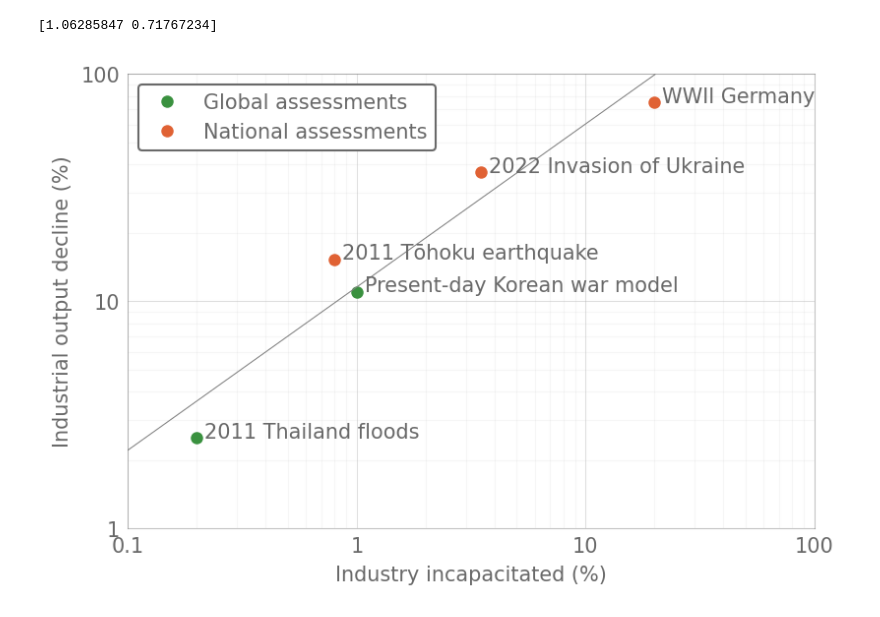
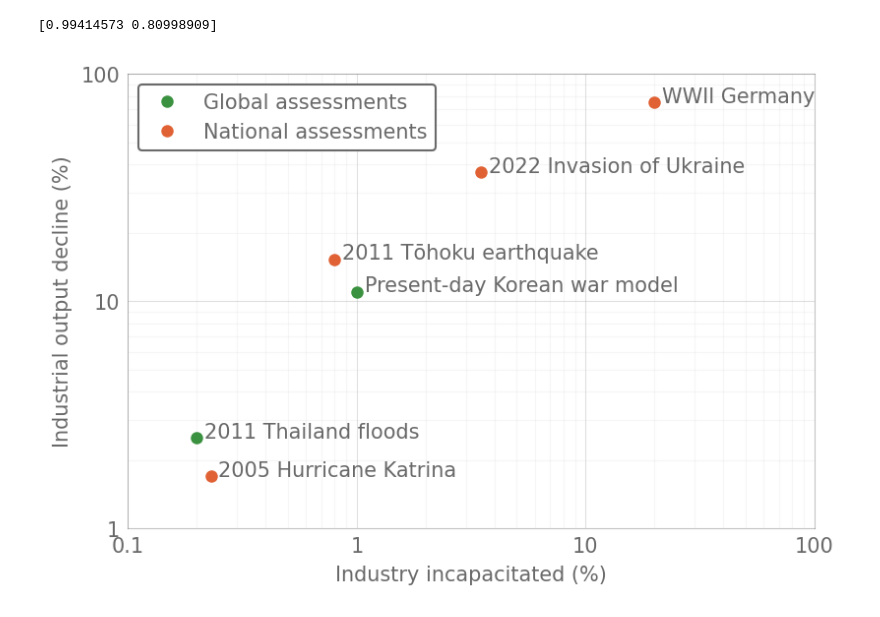
Before and after one commit to allfed/Population-Loss-NW, a Jupyter notebook: scripts/industry-destruction-response.ipynb, the cells around one changed output. Saved outputs shown, nothing was run; the diff lists cells and outputs as text; code cells hidden in the pictures.

Commit message:
added Katrina in response curve

```diff
--- a/scripts/industry-destruction-response.ipynb
+++ b/scripts/industry-destruction-response.ipynb
@@ -22,9 +19,9 @@ labels1 = ["2011 Thailand floods", "Present-day Korean war model"]
 plt.plot(x1, y1, "o", label='Global assessments')
 
 # National numbers
-x2 = np.array([0.8,20, 3.5])
-y2 = np.array([15.3,75, 37])
-labels2 = ["2011 Tōhoku earthquake", "WWII Germany", "2022 Invasion of Ukraine"]
+x2 = np.array([0.8, 20, 3.5, 0.23])
+y2 = np.array([15.3, 75, 37, 1.7])
+labels2 = ["2011 Tōhoku earthquake", "WWII Germany", "2022 Invasion of Ukraine", "2005 Hurricane Katrina"]
 plt.plot(x2, y2, "o", color='#e06234', label='National assessments')
 
 # Add text labels
@@ -48,33 +45,33 @@ params, covariance = curve_fit(lambda log_x, a, b: a + b * log_x, log_x, log_y)
 
 # Generate x values for the fit line
 x_fit = np.logspace(np.log10(0.1), np.log10(100), 100)
 y_fit = power_law(x_fit, 10**params[0], params[1])
 
 # Plot the power law fit
 print(params)
-plt.plot(x_fit[y_fit<100], y_fit[y_fit<100], linestyle='-', color='grey', lw=0.5)
+# plt.plot(x_fit[y_fit<100], y_fit[y_fit<100], linestyle='-', color='grey', lw=0.5)
 
 ax = plt.gca()
 ax.set_xscale("log")
 ax.set_yscale("log")
 plt.xlabel("Industry incapacitated (%)")
 plt.ylabel("Industrial output decline (%)")
 ax.xaxis.set_major_formatter(plt.FuncFormatter(lambda val, pos: "{:.1f}".format(val) if val < 1 else "{:.0f}".format(val)))
 ax.yaxis.set_major_formatter(plt.FuncFormatter(lambda val, pos: "{:.1f}".format(val) if val < 1 else "{:.0f}".format(val)))
 
 for spine in ax.spines.values():
     spine.set_alpha(0.4)
     spine.set_linewidth(0.5)
     spine.set_color('dimgrey')
     spine.set_visible(True)
 
 plt.legend()
 plt.ylim(1, 100)
 plt.xlim(0.1, 100)
 
 plt.grid(True, which="minor", ls="-", alpha=0.1, lw=0.5)
 
 plt.show()
 # %% [output]
-[1.06285847 0.71767234]
+[0.99414573 0.80998909]
-[figure, old version]
+[figure, new version]
```
Also changed, not shown: parts of 1 cell of this notebook.
